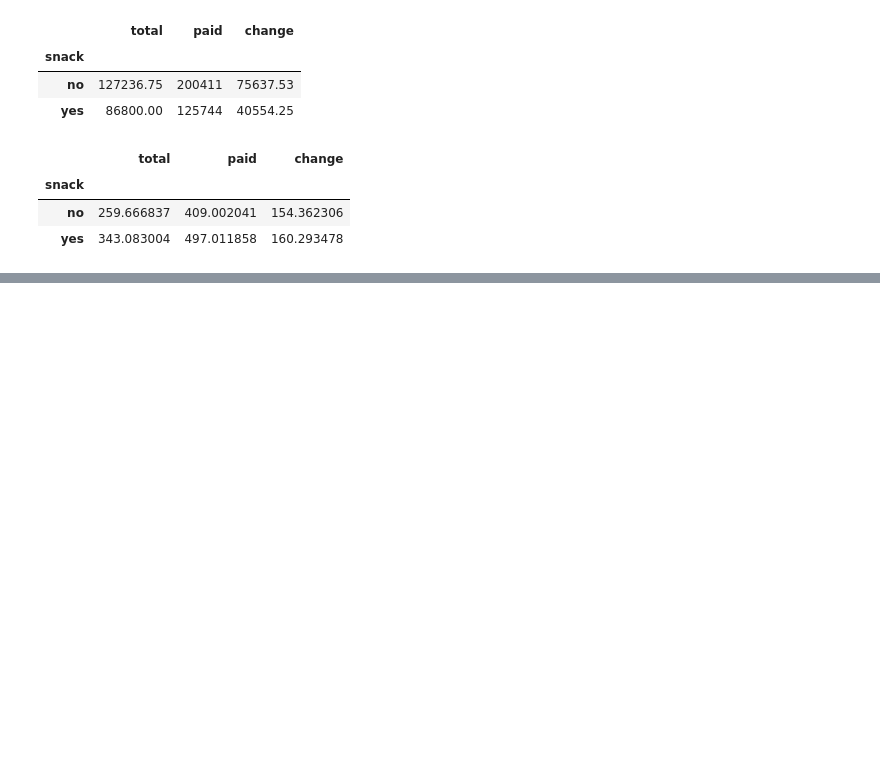
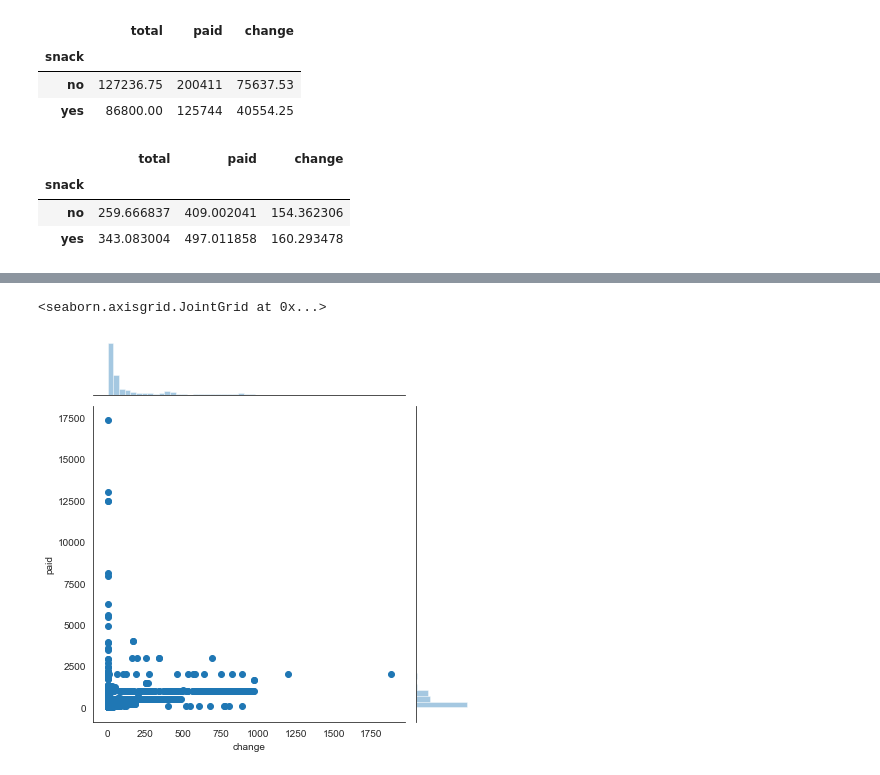
Before and after one commit to egimoro/KEsupermarkets, a Jupyter notebook: KEsupermarket6.ipynb, the cells around one changed output, grey strips where cells are left out. Cells and saved outputs as stored; diff of their text form; code cells hidden in the pictures; blank space fills up the shorter version.

```diff
--- a/KEsupermarket6.ipynb
+++ b/KEsupermarket6.ipynb
@@ -371,0 +393,8 @@ sg
+# %%
+
+# Create a scatter plot presenting the relationship between change and paid
+
+sns.jointplot(x='change', y='paid', data=df)
+# %% [output]
+<seaborn.axisgrid.JointGrid at 0x...>
+[figure, added]
```
Also changed, not shown: parts of 8 cells of this notebook, 1 other file.
